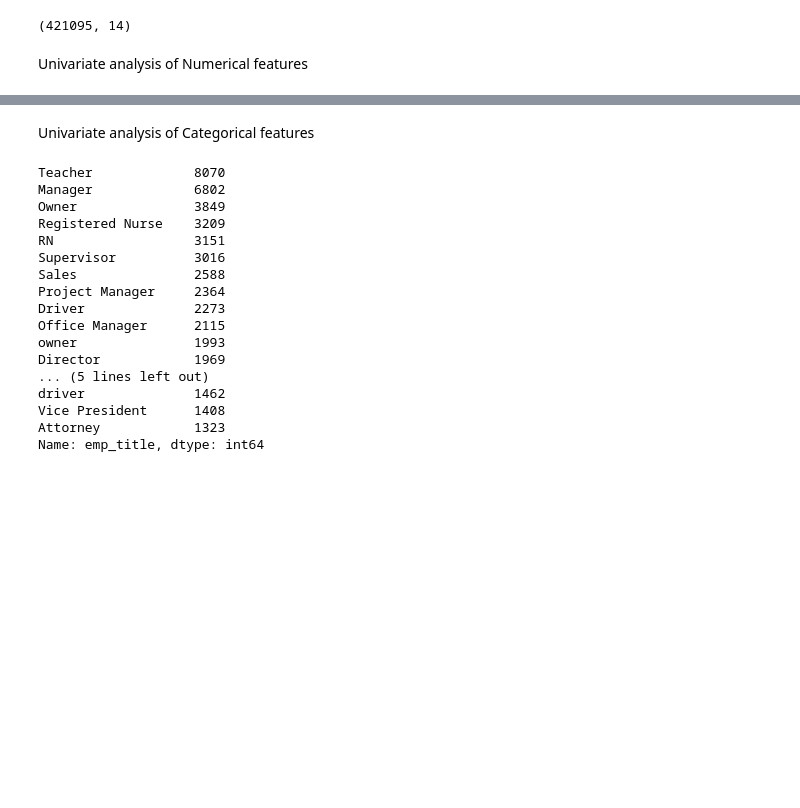
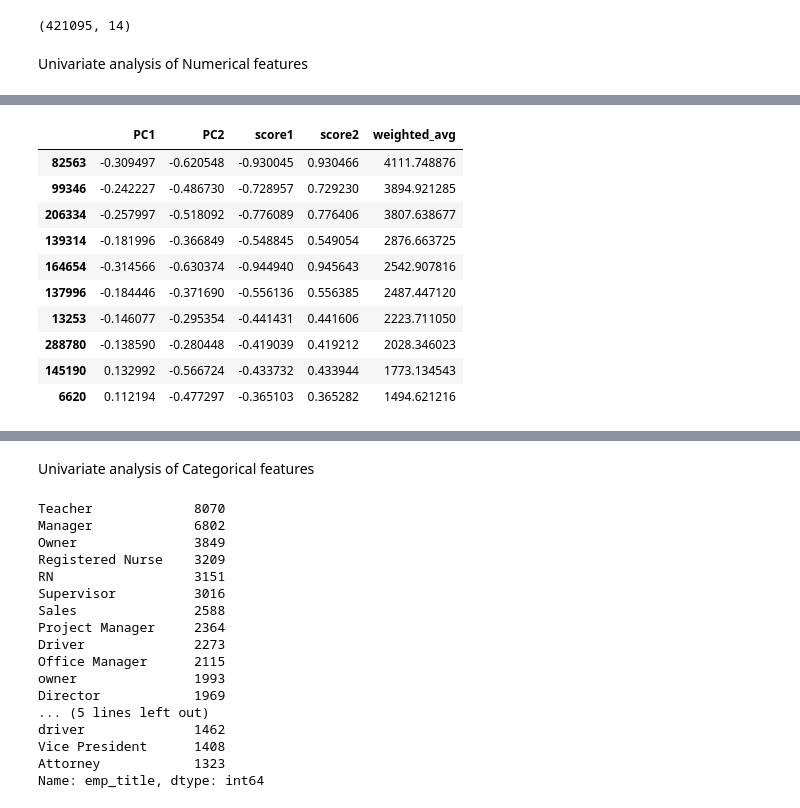
Before and after one commit to Rajat-Gaur/Credit-Card-Fraud-Detection, a Jupyter notebook: Welcome_To_Colaboratory.ipynb, the cells around one changed output, grey strips where cells are left out. Saved outputs shown, nothing was run; the diff lists cells and outputs as text; code cells hidden in the pictures; blank space fills up the shorter version.

```diff
--- a/Welcome_To_Colaboratory.ipynb
+++ b/Welcome_To_Colaboratory.ipynb
@@ -449,0 +607,14 @@ ValueError: ignored
+# %%
+df_anom.sort_values('weighted_avg', ascending=False).head(10)
+# %% [output]
+|  | PC1 | PC2 | score1 | score2 | weighted_avg |
+| 82563 | -0.309497 | -0.620548 | -0.930045 | 0.930466 | 4111.748876 |
+| 99346 | -0.242227 | -0.486730 | -0.728957 | 0.729230 | 3894.921285 |
+| 206334 | -0.257997 | -0.518092 | -0.776089 | 0.776406 | 3807.638677 |
+| 139314 | -0.181996 | -0.366849 | -0.548845 | 0.549054 | 2876.663725 |
+| 164654 | -0.314566 | -0.630374 | -0.944940 | 0.945643 | 2542.907816 |
+| 137996 | -0.184446 | -0.371690 | -0.556136 | 0.556385 | 2487.447120 |
+| 13253 | -0.146077 | -0.295354 | -0.441431 | 0.441606 | 2223.711050 |
+| 288780 | -0.138590 | -0.280448 | -0.419039 | 0.419212 | 2028.346023 |
+| 145190 | 0.132992 | -0.566724 | -0.433732 | 0.433944 | 1773.134543 |
+| 6620 | 0.112194 | -0.477297 | -0.365103 | 0.365282 | 1494.621216 |
```
Also changed, not shown: parts of 73 cells of this notebook.
